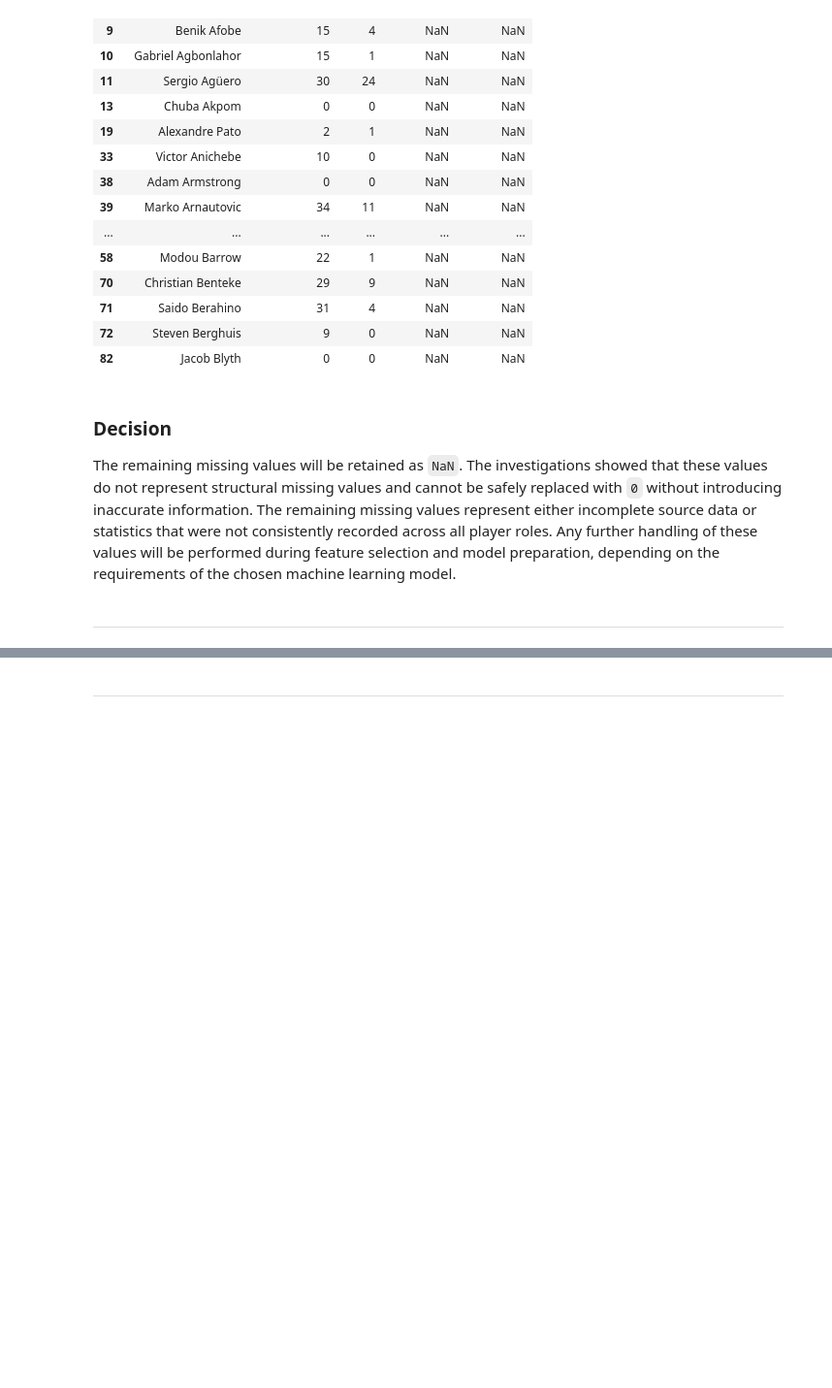
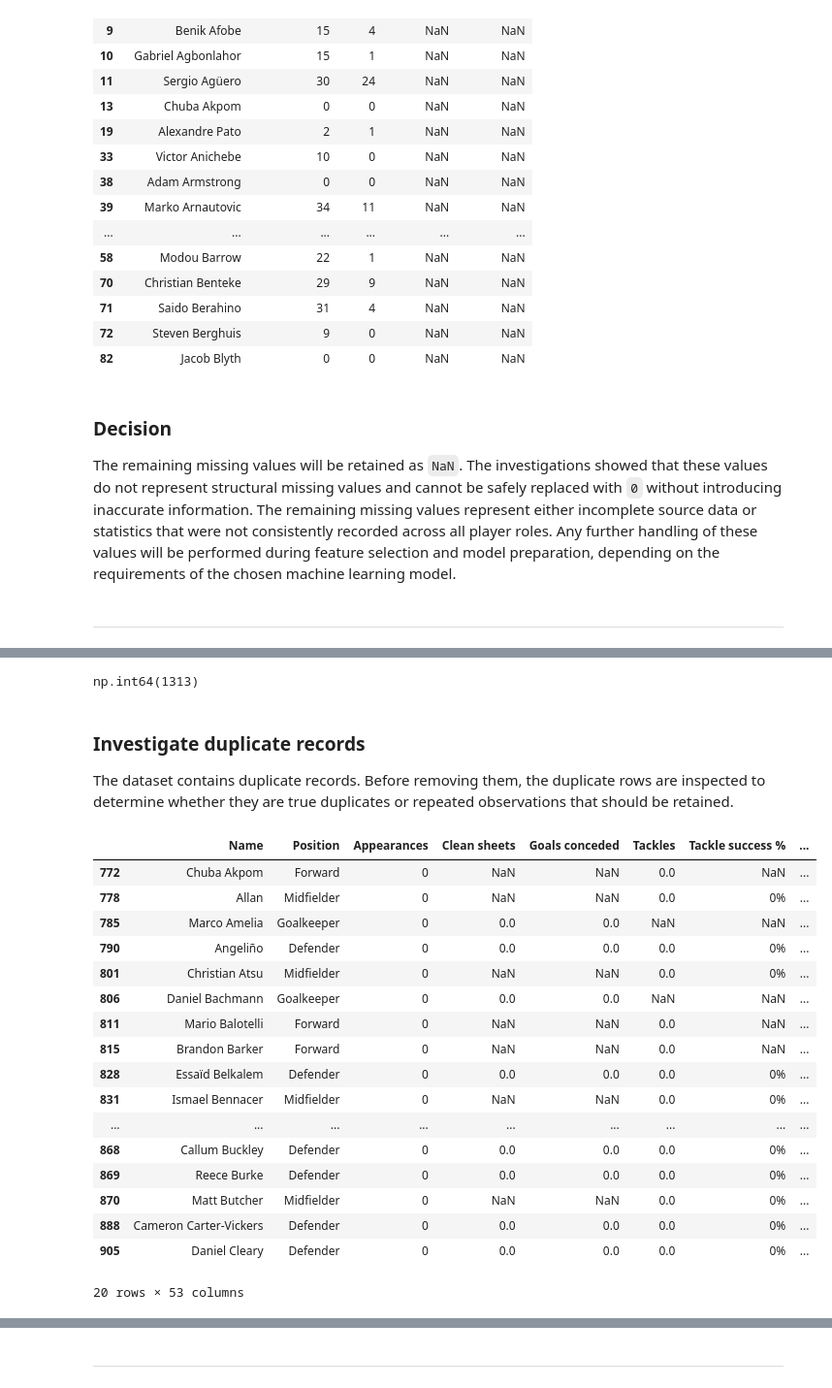
Before and after one commit to garethrogers28/premier-league-predictor, a Jupyter notebook: jupyter_notebooks/02_Data_Cleaning.ipynb, the cells around one changed output, grey strips where cells are left out. Shown at 97% size. Saved outputs shown, nothing was run; the diff lists cells and outputs as text; code cells hidden in the pictures; blank space fills up the shorter version.

Commit message:
Investigate potential duplicate records

```diff
--- a/jupyter_notebooks/02_Data_Cleaning.ipynb
+++ b/jupyter_notebooks/02_Data_Cleaning.ipynb
@@ -566,0 +571,31 @@ The remaining missing values will be retained as `NaN`. The investigations showe
+# %%
+df.duplicated().sum()
+# %% [output]
+np.int64(1313)
+# %% [markdown]
+### Investigate duplicate records
+
+The dataset contains duplicate records. Before removing them, the duplicate rows are inspected to determine whether they are true duplicates or repeated observations that should be retained.
+# %%
+duplicates = df[df.duplicated()]
+
+duplicates.head(20)
+# %% [output]
+|  | Name | Position | Appearances | Clean sheets | Goals conceded | Tackles | Tackle success % | ... |
+| 772 | Chuba Akpom | Forward | 0 | NaN | NaN | 0.0 | NaN | ... |
+| 778 | Allan | Midfielder | 0 | NaN | NaN | 0.0 | 0% | ... |
+| 785 | Marco Amelia | Goalkeeper | 0 | 0.0 | 0.0 | NaN | NaN | ... |
+| 790 | Angeliño | Defender | 0 | 0.0 | 0.0 | 0.0 | 0% | ... |
+| 801 | Christian Atsu | Midfielder | 0 | NaN | NaN | 0.0 | 0% | ... |
+| 806 | Daniel Bachmann | Goalkeeper | 0 | 0.0 | 0.0 | NaN | NaN | ... |
+| 811 | Mario Balotelli | Forward | 0 | NaN | NaN | 0.0 | NaN | ... |
+| 815 | Brandon Barker | Forward | 0 | NaN | NaN | 0.0 | NaN | ... |
+| 828 | Essaïd Belkalem | Defender | 0 | 0.0 | 0.0 | 0.0 | 0% | ... |
+| 831 | Ismael Bennacer | Midfielder | 0 | NaN | NaN | 0.0 | 0% | ... |
+| ... | ... | ... | ... | ... | ... | ... | ... | ... |
+| 868 | Callum Buckley | Defender | 0 | 0.0 | 0.0 | 0.0 | 0% | ... |
+| 869 | Reece Burke | Defender | 0 | 0.0 | 0.0 | 0.0 | 0% | ... |
+| 870 | Matt Butcher | Midfielder | 0 | NaN | NaN | 0.0 | 0% | ... |
+| 888 | Cameron Carter-Vickers | Defender | 0 | 0.0 | 0.0 | 0.0 | 0% | ... |
+| 905 | Daniel Cleary | Defender | 0 | 0.0 | 0.0 | 0.0 | 0% | ... |
+20 rows × 53 columns
```
Also changed, not shown: parts of 4 cells of this notebook.
